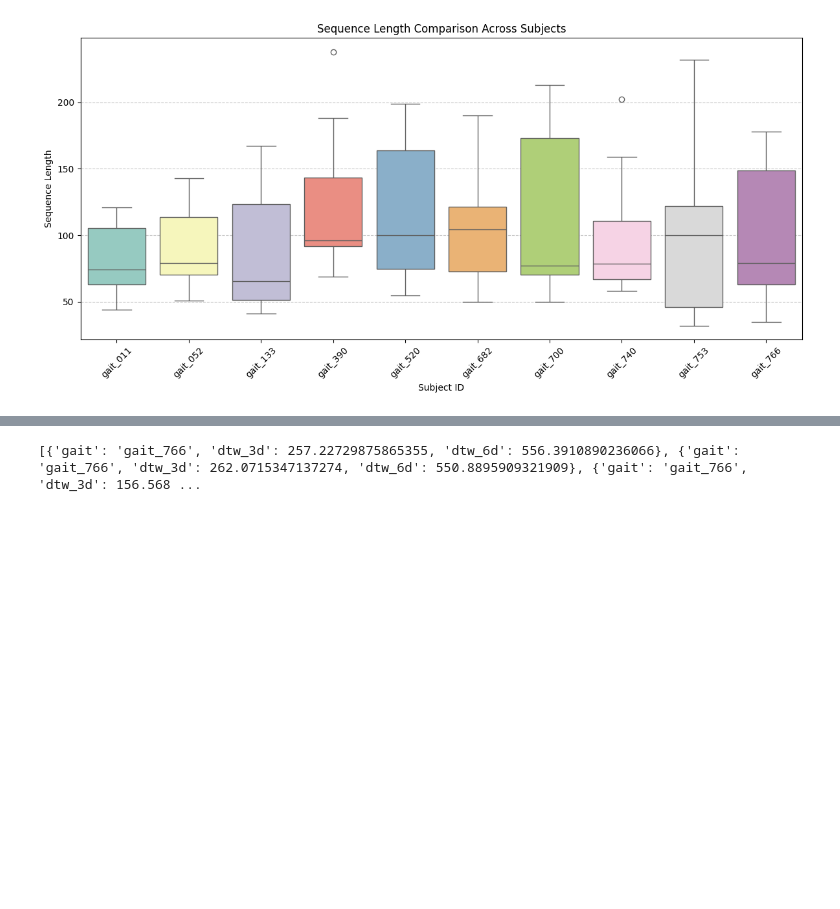
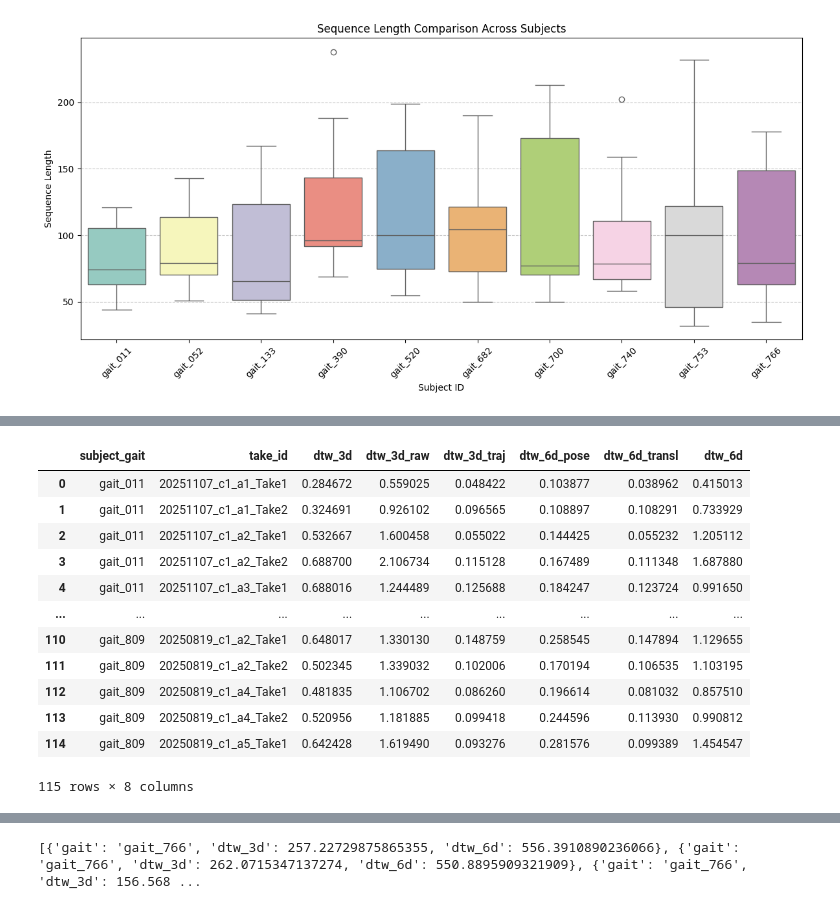
Before and after one commit to Rui1818/3d_motion_generation_cp, a Jupyter notebook: stats.ipynb, the cells around one changed output, grey strips where cells are left out. Drawn from its saved outputs; the diff is of its cells as text; code cells hidden in the pictures; blank space fills up the shorter version.

```diff
--- a/stats.ipynb
+++ b/stats.ipynb
@@ -204,0 +344,16 @@ gait_766   22.0  101.545455  49.409588  35.0  63.00   79.0  148.50  178.0
+# %%
+df
+# %% [output]
+|  | subject_gait | take_id | dtw_3d | dtw_3d_raw | dtw_3d_traj | dtw_6d_pose | dtw_6d_transl | dtw_6d |
+| 0 | gait_011 | 20251107_c1_a1_Take1 | 0.284672 | 0.559025 | 0.048422 | 0.103877 | 0.038962 | 0.415013 |
+| 1 | gait_011 | 20251107_c1_a1_Take2 | 0.324691 | 0.926102 | 0.096565 | 0.108897 | 0.108291 | 0.733929 |
+| 2 | gait_011 | 20251107_c1_a2_Take1 | 0.532667 | 1.600458 | 0.055022 | 0.144425 | 0.055232 | 1.205112 |
+| 3 | gait_011 | 20251107_c1_a2_Take2 | 0.688700 | 2.106734 | 0.115128 | 0.167489 | 0.111348 | 1.687880 |
+| 4 | gait_011 | 20251107_c1_a3_Take1 | 0.688016 | 1.244489 | 0.125688 | 0.184247 | 0.123724 | 0.991650 |
+| ... | ... | ... | ... | ... | ... | ... | ... | ... |
+| 110 | gait_809 | 20250819_c1_a2_Take1 | 0.648017 | 1.330130 | 0.148759 | 0.258545 | 0.147894 | 1.129655 |
+| 111 | gait_809 | 20250819_c1_a2_Take2 | 0.502345 | 1.339032 | 0.102006 | 0.170194 | 0.106535 | 1.103195 |
+| 112 | gait_809 | 20250819_c1_a4_Take1 | 0.481835 | 1.106702 | 0.086260 | 0.196614 | 0.081032 | 0.857510 |
+| 113 | gait_809 | 20250819_c1_a4_Take2 | 0.520956 | 1.181885 | 0.099418 | 0.244596 | 0.113930 | 0.990812 |
+| 114 | gait_809 | 20250819_c1_a5_Take1 | 0.642428 | 1.619490 | 0.093276 | 0.281576 | 0.099389 | 1.454547 |
+115 rows × 8 columns
```
Also changed, not shown: parts of 13 cells of this notebook, 10 other files.
